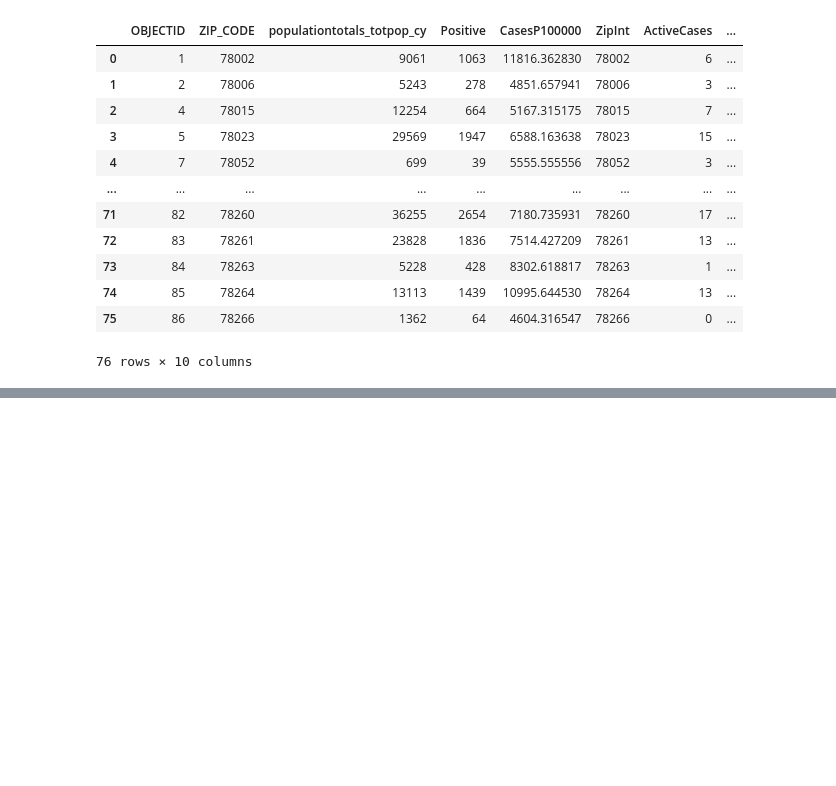
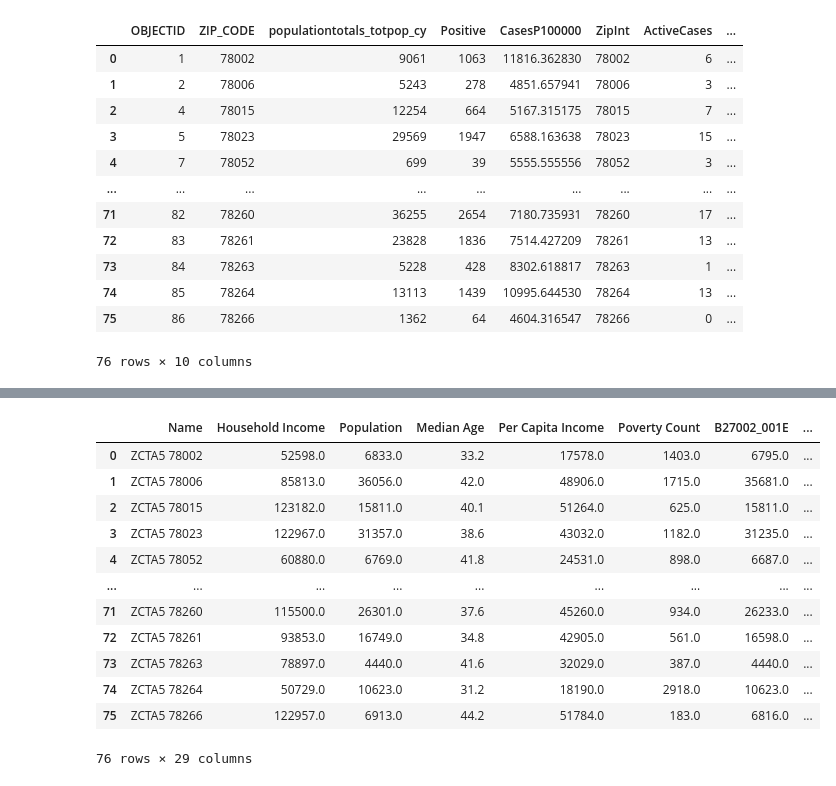
Before and after one commit to bakerv/COVID19, a Jupyter notebook: RaceCensusDataPull.ipynb, the cells around one changed output, grey strips where cells are left out. Drawn from its saved outputs; the diff is of its cells as text; code cells hidden in the pictures; blank space fills up the shorter version.

Commit message:
version 0.3 data merged, needs to be cleaned

```diff
--- a/RaceCensusDataPull.ipynb
+++ b/RaceCensusDataPull.ipynb
@@ -111,0 +82,7 @@ display(bexar_countydata)
+# %%
+display(census_race)
+display(bexar_countydata)
+#census_race.dtypes
+#bexar_countydata.dtypes
+census_race["ZIP_CODE"] = census_race["ZIP_CODE"].astype(str).astype(int)
+census_race.dtypes
@@ -111,0 +133,20 @@ display(bexar_countydata)
+# %%
+#Merging
+merged_data = pd.merge(census_race,bexar_countydata, on="ZIP_CODE",how="right")
+# %%
+display(merged_data)
+clean_data
+# %% [output]
+|  | Name | Household Income | Population | Median Age | Per Capita Income | Poverty Count | B27002_001E | ... |
+| 0 | ZCTA5 78002 | 52598.0 | 6833.0 | 33.2 | 17578.0 | 1403.0 | 6795.0 | ... |
+| 1 | ZCTA5 78006 | 85813.0 | 36056.0 | 42.0 | 48906.0 | 1715.0 | 35681.0 | ... |
+| 2 | ZCTA5 78015 | 123182.0 | 15811.0 | 40.1 | 51264.0 | 625.0 | 15811.0 | ... |
+| 3 | ZCTA5 78023 | 122967.0 | 31357.0 | 38.6 | 43032.0 | 1182.0 | 31235.0 | ... |
+| 4 | ZCTA5 78052 | 60880.0 | 6769.0 | 41.8 | 24531.0 | 898.0 | 6687.0 | ... |
+| ... | ... | ... | ... | ... | ... | ... | ... | ... |
+| 71 | ZCTA5 78260 | 115500.0 | 26301.0 | 37.6 | 45260.0 | 934.0 | 26233.0 | ... |
+| 72 | ZCTA5 78261 | 93853.0 | 16749.0 | 34.8 | 42905.0 | 561.0 | 16598.0 | ... |
+| 73 | ZCTA5 78263 | 78897.0 | 4440.0 | 41.6 | 32029.0 | 387.0 | 4440.0 | ... |
+| 74 | ZCTA5 78264 | 50729.0 | 10623.0 | 31.2 | 18190.0 | 2918.0 | 10623.0 | ... |
+| 75 | ZCTA5 78266 | 122957.0 | 6913.0 | 44.2 | 51784.0 | 183.0 | 6816.0 | ... |
+76 rows × 29 columns
```
Also changed, not shown: parts of 2 cells of this notebook.
